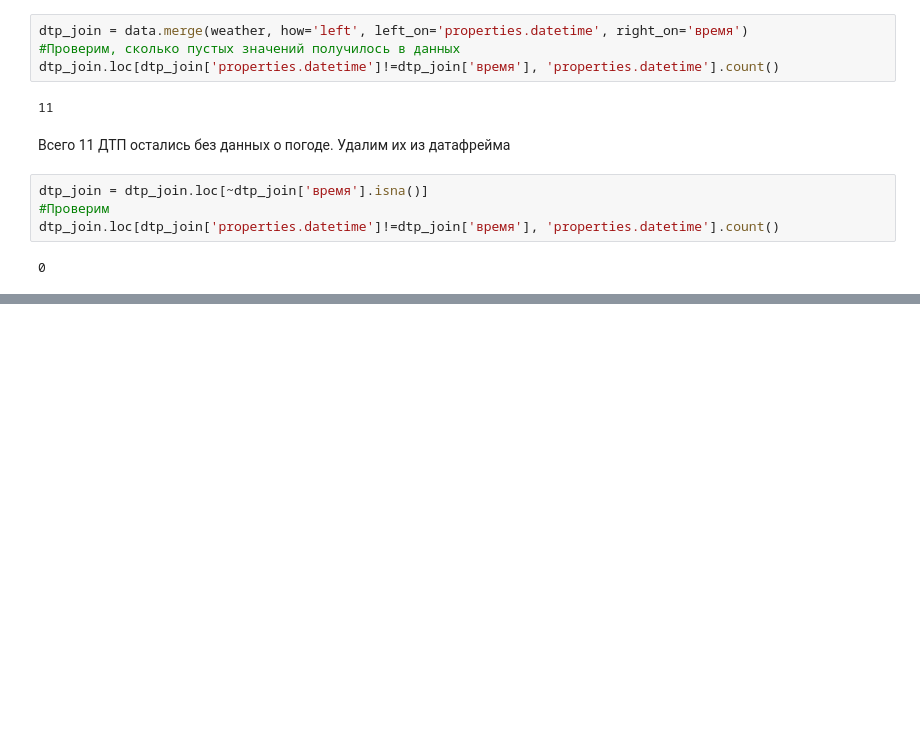
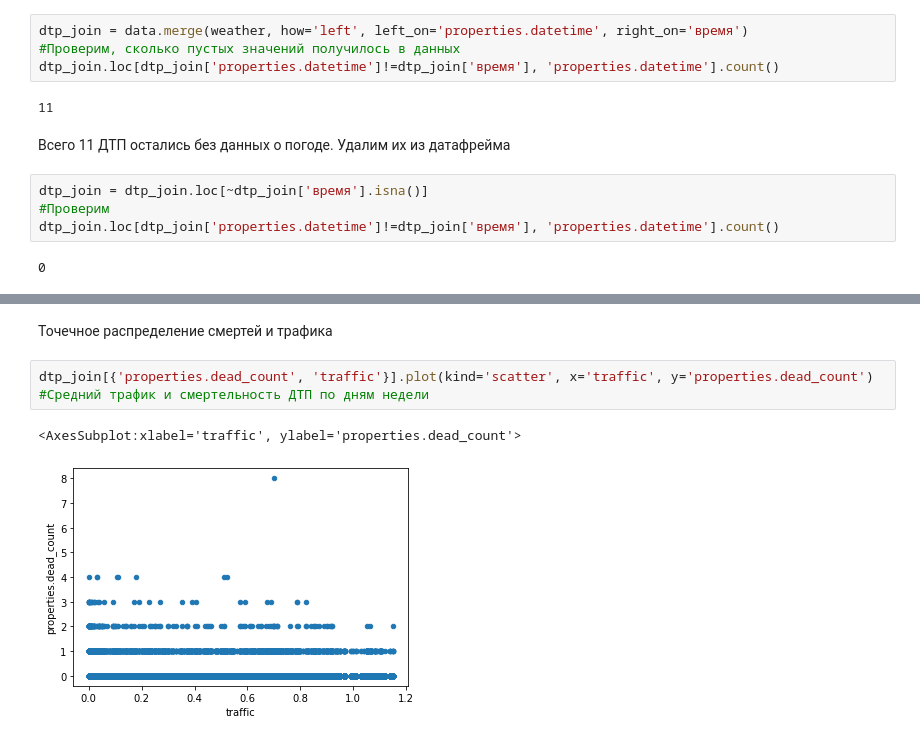
Before and after one commit to astigo/Analysis_car_accident_and_weather_in_Moscow_2015-2021, a Jupyter notebook: Weather-Accident.ipynb, the cells around one changed output, grey strips where cells are left out. Drawn from its saved outputs; the diff is of its cells as text; blank space fills up the shorter version.

```diff
--- a/Weather-Accident.ipynb
+++ b/Weather-Accident.ipynb
@@ -324,0 +384,7 @@ dtp_join.loc[dtp_join['properties.datetime']!=dtp_join['время'], 'propertie
+# %% [markdown]
+Точечное распределение смертей и трафика
+# %%
+dtp_join[{'properties.dead_count', 'traffic'}].plot(kind='scatter', x='traffic', y='properties.dead_count') #Средний трафик и смертельность ДТП по дням недели
+# %% [output]
+<AxesSubplot:xlabel='traffic', ylabel='properties.dead_count'>
+[figure, added]
```
Also changed, not shown: parts of 36 cells of this notebook.
